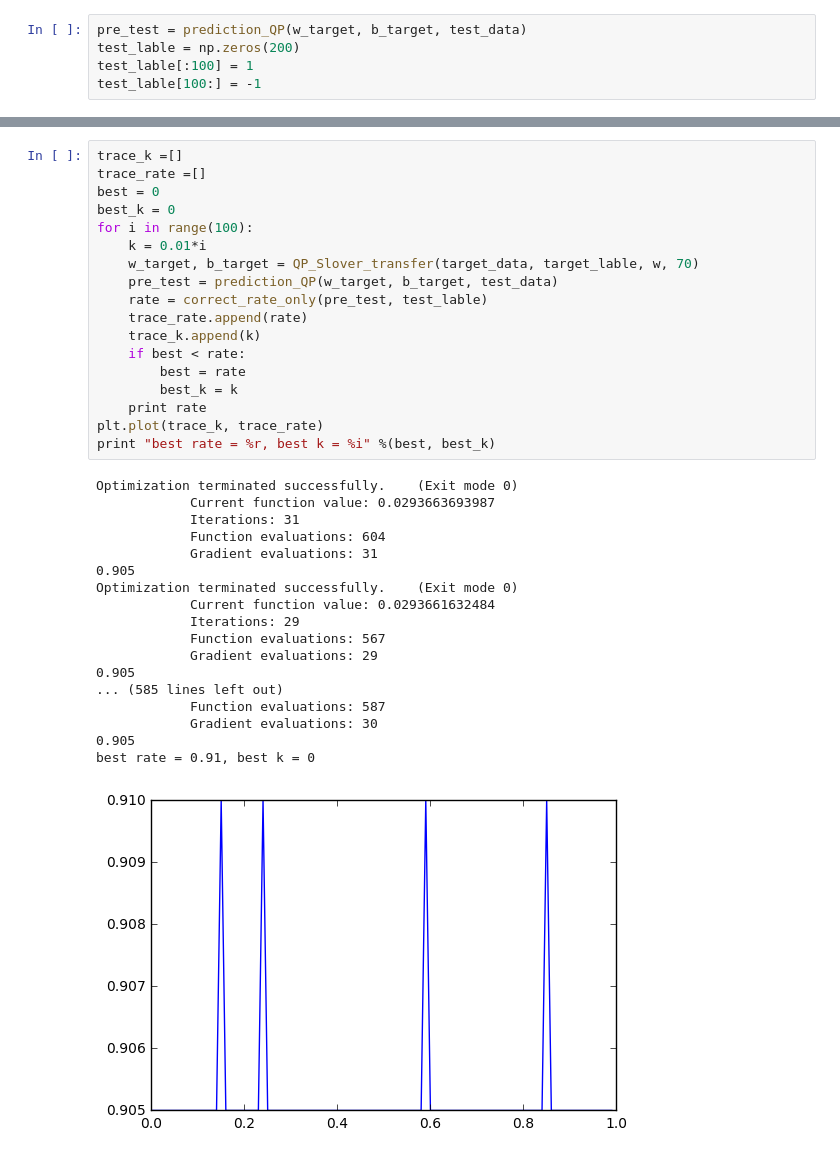
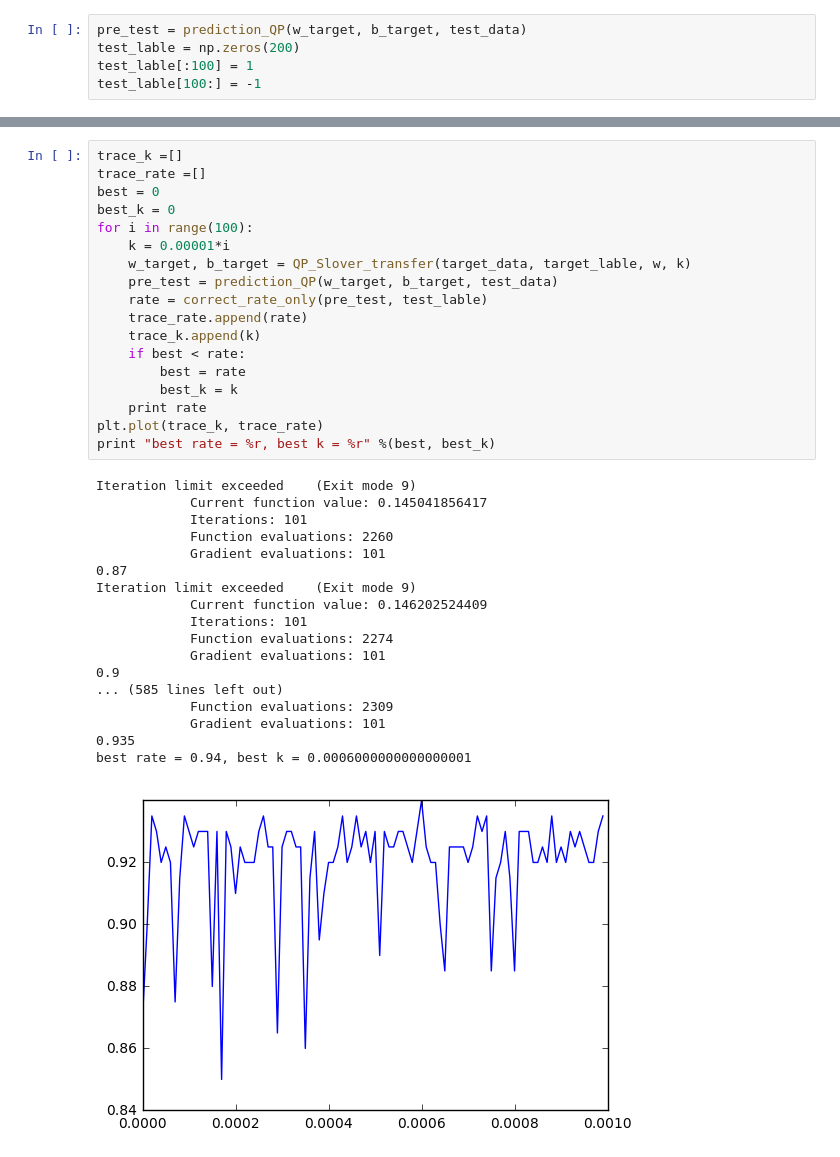
Before and after one commit to Capitalkiller/CS271_SVM, a Jupyter notebook: QP_Solver.ipynb, the cells around one changed output, grey strips where cells are left out. Drawn from its saved outputs; the diff is of its cells as text.

```diff
--- a/QP_Solver.ipynb
+++ b/QP_Solver.ipynb
@@ -102,37 +102,37 @@ correct_rate_only(pre_test, test_lable)
 # %%
 trace_k =[]
 trace_rate =[]
 best = 0
 best_k = 0
 for i in range(100):
-    k = 0.01*i
-    w_target, b_target = QP_Slover_transfer(target_data, target_lable, w, 70)
+    k = 0.00001*i
+    w_target, b_target = QP_Slover_transfer(target_data, target_lable, w, k)
     pre_test = prediction_QP(w_target, b_target, test_data)
     rate = correct_rate_only(pre_test, test_lable)
     trace_rate.append(rate)
     trace_k.append(k)
     if best < rate:
         best = rate
         best_k = k
     print rate
 plt.plot(trace_k, trace_rate)
-print "best rate = %r, best k = %i" %(best, best_k)
+print "best rate = %r, best k = %r" %(best, best_k)
 # %% [output]
-Optimization terminated successfully.    (Exit mode 0)
-            Current function value: 0.0293663693987
-            Iterations: 31
-            Function evaluations: 604
-            Gradient evaluations: 31
-0.905
-Optimization terminated successfully.    (Exit mode 0)
-            Current function value: 0.0293661632484
-            Iterations: 29
-            Function evaluations: 567
-            Gradient evaluations: 29
-0.905
+Iteration limit exceeded    (Exit mode 9)
+            Current function value: 0.145041856417
+            Iterations: 101
+            Function evaluations: 2260
+            Gradient evaluations: 101
+0.87
+Iteration limit exceeded    (Exit mode 9)
+            Current function value: 0.146202524409
+            Iterations: 101
+            Function evaluations: 2274
+            Gradient evaluations: 101
+0.9
 ... (585 lines left out)
-            Function evaluations: 587
-            Gradient evaluations: 30
-0.905
-best rate = 0.91, best k = 0
+            Function evaluations: 2309
+            Gradient evaluations: 101
+0.935
+best rate = 0.94, best k = 0.0006000000000000001
-[figure, old version]
+[figure, new version]
```
Also changed, not shown: parts of 4 cells of this notebook, 7 other files.
